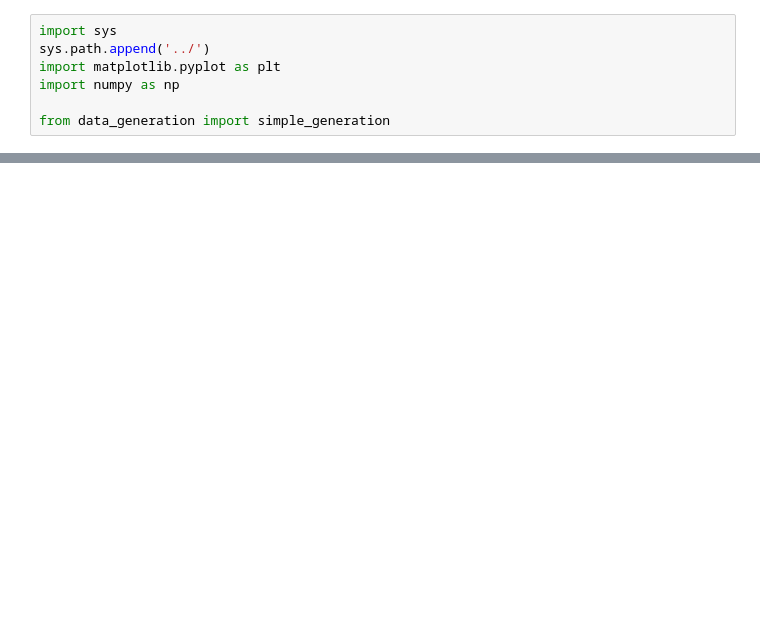
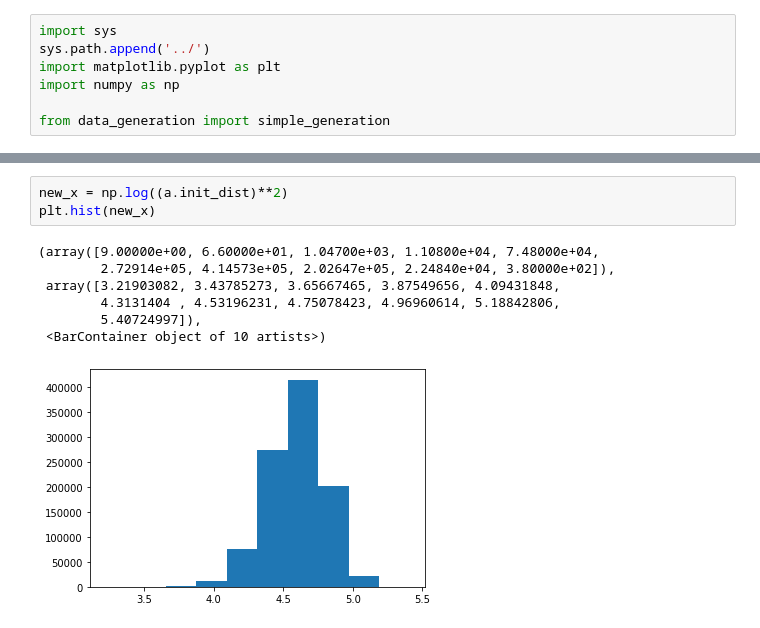
Before and after one commit to Sergio20f/generative_ml_for_particle_physics, a Jupyter notebook: data_notebooks/dist_visualisations.ipynb, the cells around one changed output, grey strips where cells are left out. Cells and saved outputs as stored; diff of their text form; blank space fills up the shorter version.

```diff
--- a/data_notebooks/dist_visualisations.ipynb
+++ b/data_notebooks/dist_visualisations.ipynb
@@ -18,0 +19,11 @@ plt.hist(a.init_dist)
+# %%
+new_x = np.log((a.init_dist)**2)
+plt.hist(new_x)
+# %% [output]
+(array([9.00000e+00, 6.60000e+01, 1.04700e+03, 1.10800e+04, 7.48000e+04,
+        2.72914e+05, 4.14573e+05, 2.02647e+05, 2.24840e+04, 3.80000e+02]),
+ array([3.21903082, 3.43785273, 3.65667465, 3.87549656, 4.09431848,
+        4.3131404 , 4.53196231, 4.75078423, 4.96960614, 5.18842806,
+        5.40724997]),
+ <BarContainer object of 10 artists>)
+[figure, added]
```
Also changed, not shown: parts of 8 cells of this notebook, 2 other files.
